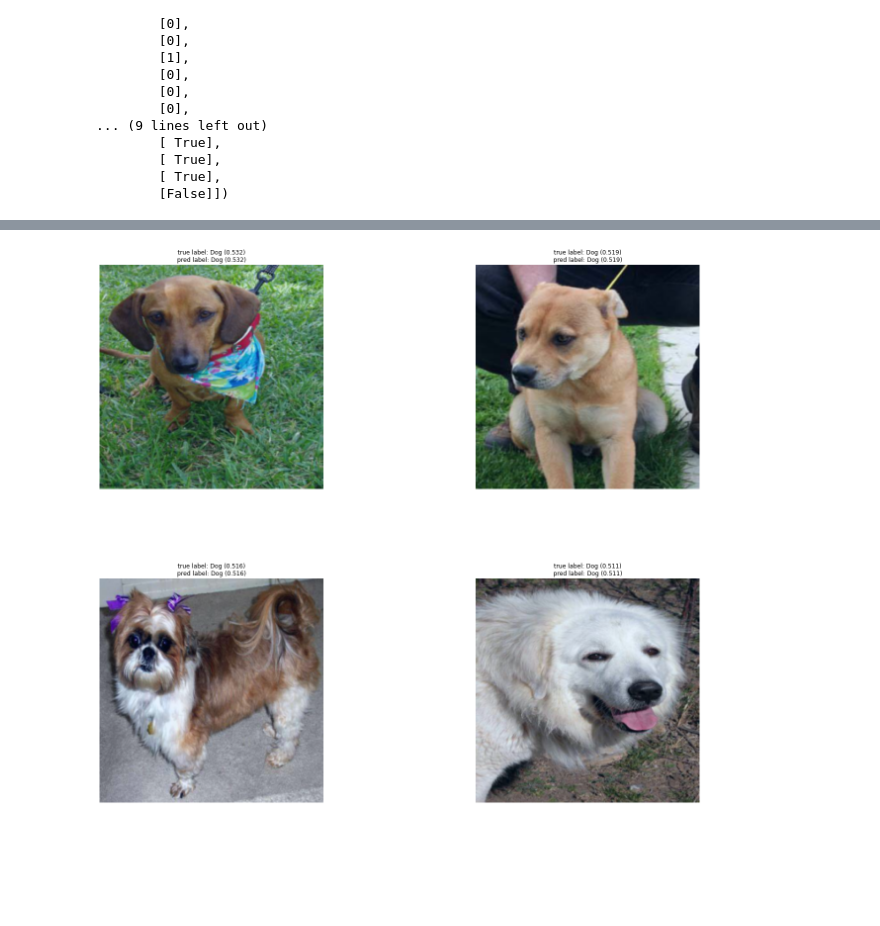
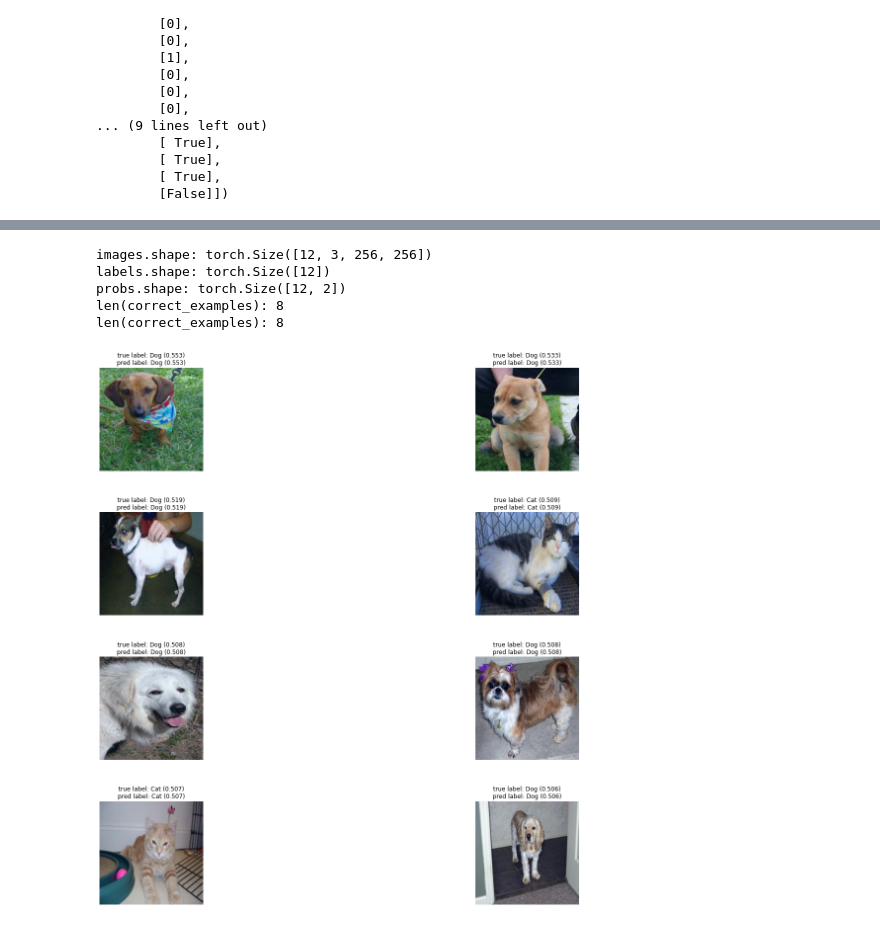
Before and after one commit to meticulousdev/Torch, a Jupyter notebook: chap06/VGGNet_colab.ipynb, the cells around one changed output, grey strips where cells are left out. Drawn from its saved outputs; the diff is of its cells as text; code cells hidden in the pictures; blank space fills up the shorter version.

```diff
--- a/chap06/VGGNet_colab.ipynb
+++ b/chap06/VGGNet_colab.ipynb
@@ -437,6 +449,10 @@ def get_predictions(model, iterator):
     return images, labels, probs
 # %%
 images, labels, probs = get_predictions(model, test_iterator)
+print(f"images.shape: {images.shape}")
+print(f"labels.shape: {labels.shape}")
+print(f"probs.shape: {probs.shape}")
+
 pred_labels = torch.argmax(probs, 1)
 corrects = torch.eq(labels, pred_labels)
 correct_examples = []
@@ -445,7 +461,15 @@ for image, label, prob, correct in zip(images, labels, probs, corrects):
     if correct:
         correct_examples.append((image, label, prob))
 
+print(f"len(correct_examples): {len(correct_examples)}")
 correct_examples.sort(reverse = True, key = lambda x: torch.max(x[2], dim = 0).values)
+print(f"len(correct_examples): {len(correct_examples)}")
+# %% [output]
+images.shape: torch.Size([12, 3, 256, 256])
+labels.shape: torch.Size([12])
+probs.shape: torch.Size([12, 2])
+len(correct_examples): 8
+len(correct_examples): 8
 # %%
 def normalize_image(image):
     image_min = image.min()
@@ -454,9 +478,10 @@ def normalize_image(image):
     image.add_(-image_min).div_(image_max - image_min + 1e-5)
     return image
 # %%
-def plot_most_correct(correct, classes, n_images, normalize=True):
-    rows = int(np.sqrt(n_images))
-    cols = int(np.sqrt(n_images))
+# def plot_most_correct(correct, classes, n_images, normalize=True):
+    # rows = int(np.sqrt(n_images))
+    # cols = int(np.sqrt(n_images))
+def plot_most_correct(correct, classes, rows, cols, normalize=True):
     fig = plt.figure(figsize = (25, 20))
     for i in range(rows*cols):
         ax = fig.add_subplot(rows, cols, i+1)
@@ -477,9 +502,10 @@ def plot_most_correct(correct, classes, n_images, normalize=True):
 
     fig.subplots_adjust(hspace = 0.4)
 # %%
-# TODO N_IMAGES & 모든 경우에 대한 출력
+# DONE N_IMAGES & 모든 경우에 대한 출력
 classes = test_dataset.classes
-N_IMAGES = 5
-plot_most_correct(correct_examples, classes, N_IMAGES)
+# N_IMAGES = 9
+# plot_most_correct(correct_examples, classes, N_IMAGES)
+plot_most_correct(correct_examples, classes, 4, 2)
 # %% [output]
-[figure, old version]
+[figure, new version]
```
Also changed, not shown: parts of 7 cells of this notebook.
